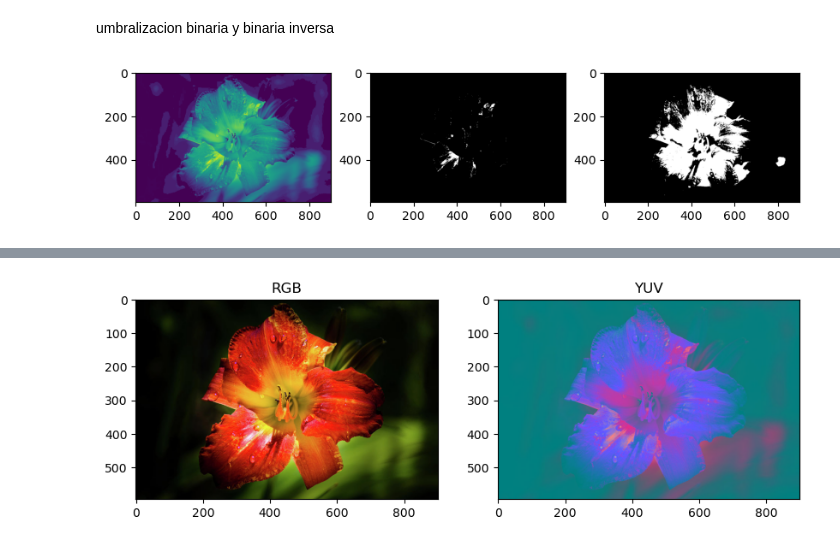
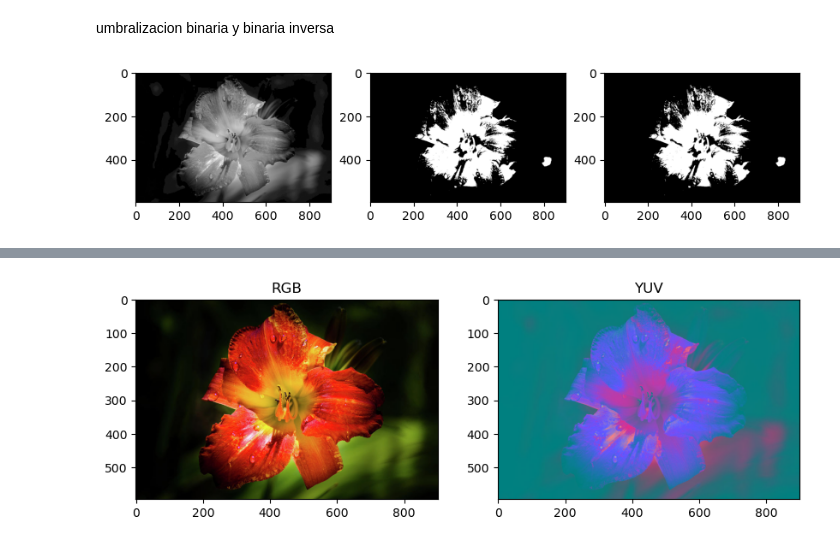
Before and after one commit to 123rafael123/Procesamiento-Digital-de-Imagenes, a Jupyter notebook: tareaDeImagenes/umbralizacion.ipynb, the cells around one changed output, grey strips where cells are left out. Cells and saved outputs as stored; diff of their text form; code cells hidden in the pictures.

```diff
--- a/tareaDeImagenes/umbralizacion.ipynb
+++ b/tareaDeImagenes/umbralizacion.ipynb
@@ -3,22 +3,22 @@ umbralizacion binaria y binaria inversa
 # %%
 import cv2
 import matplotlib.pyplot as plt
 imagen=cv2.imread('pego.png',0)#lee en escala de grises
 #umbralizacion binaria
-_,umbral_binario=cv2.threshold(imagen,200,255,cv2.THRESH_BINARY)
+_,umbral_binario=cv2.threshold(imagen,127,255,cv2.THRESH_BINARY)
 _,umbral_binaria_inv=cv2.threshold(imagen,127,255,cv2.THRESH_BINARY)
 
 plt.figure(figsize=(10,5))
 plt.subplot(1,3,1)
 plt.imshow(imagen,cmap='gray')
 
 plt.subplot(1,3,2)
 plt.imshow(umbral_binario,cmap='gray')
 
 plt.subplot(1,3,3)
 plt.imshow(umbral_binaria_inv,cmap='gray')
 plt.show()
 # %% [output]
-[figure, old version]
+[figure, new version]
 # %%
 import cv2
```
Also changed, not shown: parts of 1 cell of this notebook.
